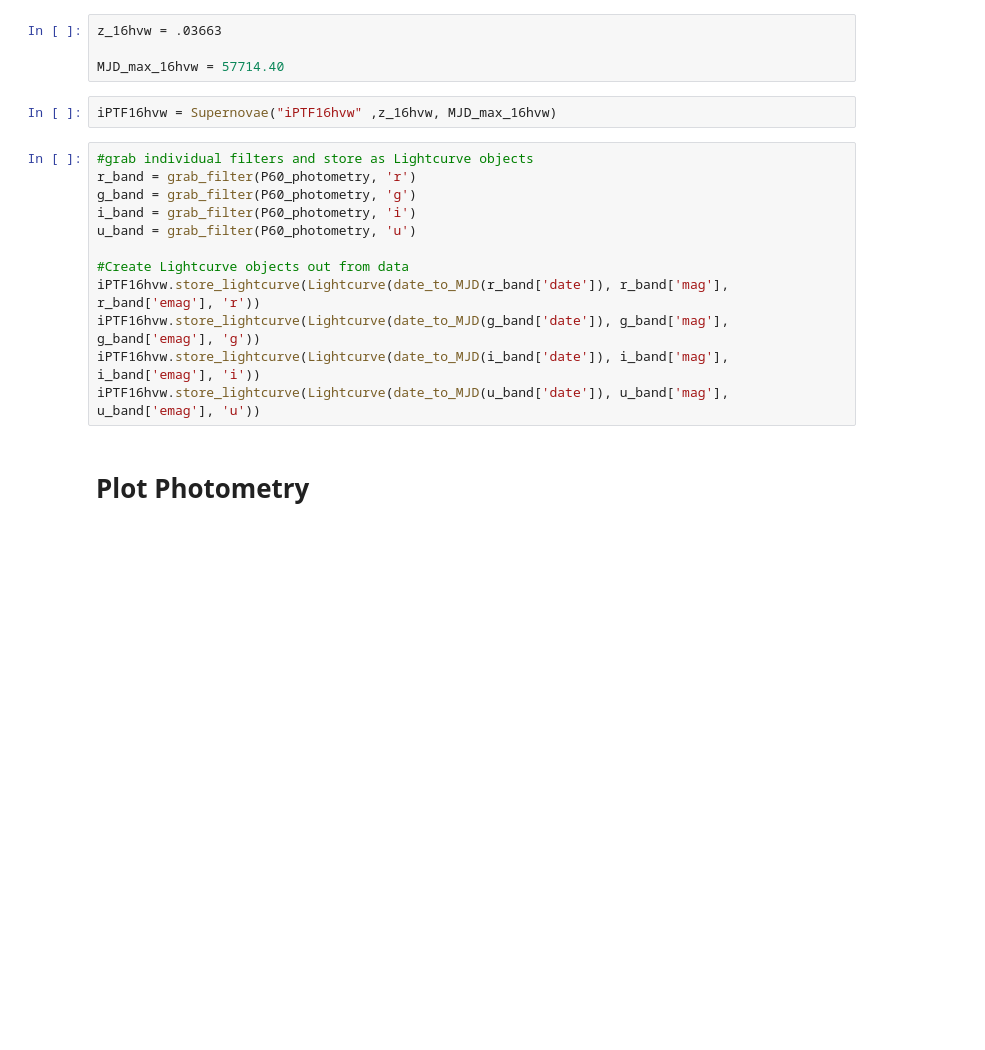
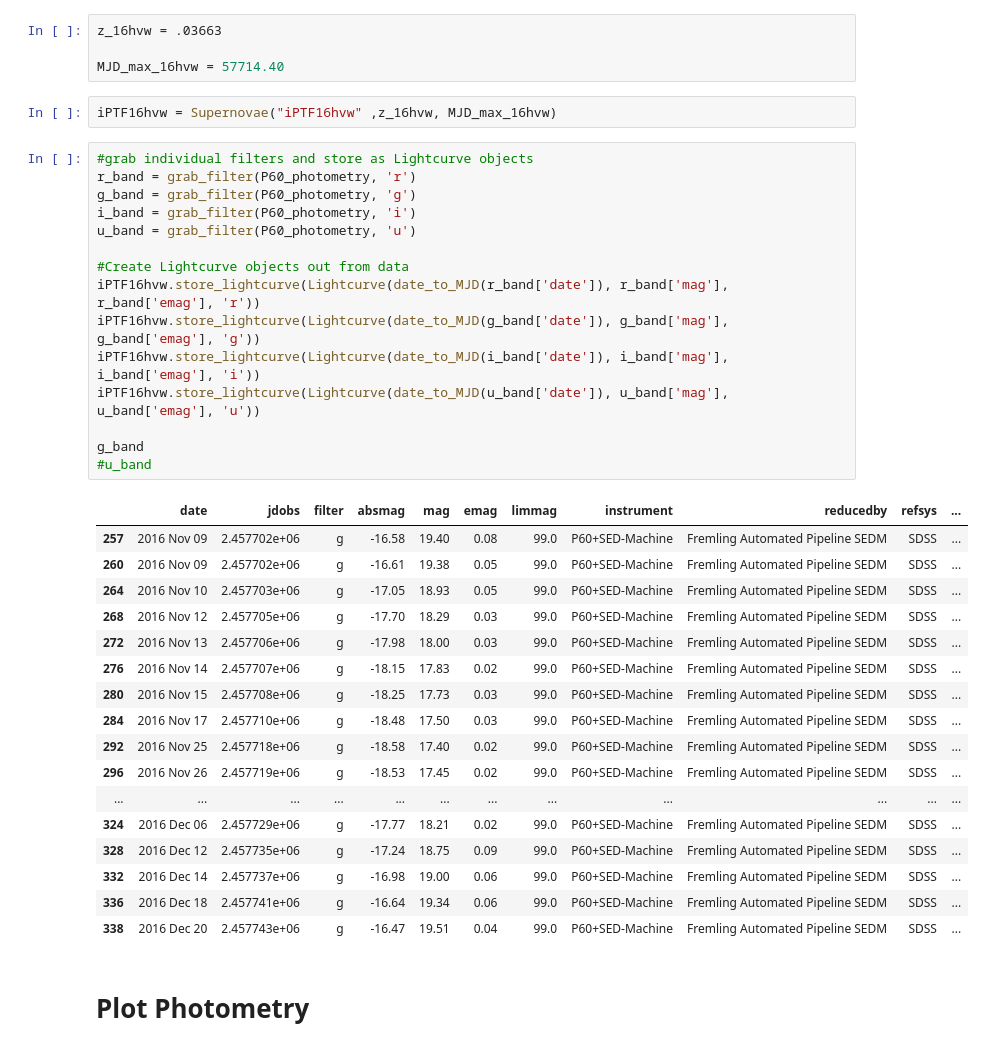
Before and after one commit to adamamiller/iptf16hvw-1, a Jupyter notebook: Photometric Analysis - iPTF16hvw.ipynb, the cells around one changed output. Drawn from its saved outputs; the diff is of its cells as text; blank space fills up the shorter version.

```diff
--- a/Photometric Analysis - iPTF16hvw.ipynb
+++ b/Photometric Analysis - iPTF16hvw.ipynb
@@ -46,15 +46,36 @@ iPTF16hvw = Supernovae("iPTF16hvw" ,z_16hvw, MJD_max_16hvw)
 # %%
 #grab individual filters and store as Lightcurve objects
 r_band = grab_filter(P60_photometry, 'r')
 g_band = grab_filter(P60_photometry, 'g')
 i_band = grab_filter(P60_photometry, 'i')
 u_band = grab_filter(P60_photometry, 'u')
 
 #Create Lightcurve objects out from data
 iPTF16hvw.store_lightcurve(Lightcurve(date_to_MJD(r_band['date']), r_band['mag'], r_band['emag'], 'r'))
 iPTF16hvw.store_lightcurve(Lightcurve(date_to_MJD(g_band['date']), g_band['mag'], g_band['emag'], 'g'))
 iPTF16hvw.store_lightcurve(Lightcurve(date_to_MJD(i_band['date']), i_band['mag'], i_band['emag'], 'i'))
 iPTF16hvw.store_lightcurve(Lightcurve(date_to_MJD(u_band['date']), u_band['mag'], u_band['emag'], 'u'))
+
+g_band
+#u_band
+# %% [output]
+|  | date | jdobs | filter | absmag | mag | emag | limmag | instrument | reducedby | refsys | ... |
+| 257 | 2016 Nov 09 | 2.457702e+06 | g | -16.58 | 19.40 | 0.08 | 99.0 | P60+SED-Machine | Fremling Automated Pipeline SEDM | SDSS | ... |
+| 260 | 2016 Nov 09 | 2.457702e+06 | g | -16.61 | 19.38 | 0.05 | 99.0 | P60+SED-Machine | Fremling Automated Pipeline SEDM | SDSS | ... |
+| 264 | 2016 Nov 10 | 2.457703e+06 | g | -17.05 | 18.93 | 0.05 | 99.0 | P60+SED-Machine | Fremling Automated Pipeline SEDM | SDSS | ... |
+| 268 | 2016 Nov 12 | 2.457705e+06 | g | -17.70 | 18.29 | 0.03 | 99.0 | P60+SED-Machine | Fremling Automated Pipeline SEDM | SDSS | ... |
+| 272 | 2016 Nov 13 | 2.457706e+06 | g | -17.98 | 18.00 | 0.03 | 99.0 | P60+SED-Machine | Fremling Automated Pipeline SEDM | SDSS | ... |
+| 276 | 2016 Nov 14 | 2.457707e+06 | g | -18.15 | 17.83 | 0.02 | 99.0 | P60+SED-Machine | Fremling Automated Pipeline SEDM | SDSS | ... |
+| 280 | 2016 Nov 15 | 2.457708e+06 | g | -18.25 | 17.73 | 0.03 | 99.0 | P60+SED-Machine | Fremling Automated Pipeline SEDM | SDSS | ... |
+| 284 | 2016 Nov 17 | 2.457710e+06 | g | -18.48 | 17.50 | 0.03 | 99.0 | P60+SED-Machine | Fremling Automated Pipeline SEDM | SDSS | ... |
+| 292 | 2016 Nov 25 | 2.457718e+06 | g | -18.58 | 17.40 | 0.02 | 99.0 | P60+SED-Machine | Fremling Automated Pipeline SEDM | SDSS | ... |
+| 296 | 2016 Nov 26 | 2.457719e+06 | g | -18.53 | 17.45 | 0.02 | 99.0 | P60+SED-Machine | Fremling Automated Pipeline SEDM | SDSS | ... |
+| ... | ... | ... | ... | ... | ... | ... | ... | ... | ... | ... | ... |
+| 324 | 2016 Dec 06 | 2.457729e+06 | g | -17.77 | 18.21 | 0.02 | 99.0 | P60+SED-Machine | Fremling Automated Pipeline SEDM | SDSS | ... |
+| 328 | 2016 Dec 12 | 2.457735e+06 | g | -17.24 | 18.75 | 0.09 | 99.0 | P60+SED-Machine | Fremling Automated Pipeline SEDM | SDSS | ... |
+| 332 | 2016 Dec 14 | 2.457737e+06 | g | -16.98 | 19.00 | 0.06 | 99.0 | P60+SED-Machine | Fremling Automated Pipeline SEDM | SDSS | ... |
+| 336 | 2016 Dec 18 | 2.457741e+06 | g | -16.64 | 19.34 | 0.06 | 99.0 | P60+SED-Machine | Fremling Automated Pipeline SEDM | SDSS | ... |
+| 338 | 2016 Dec 20 | 2.457743e+06 | g | -16.47 | 19.51 | 0.04 | 99.0 | P60+SED-Machine | Fremling Automated Pipeline SEDM | SDSS | ... |
 # %% [markdown]
 # Plot Photometry
 # %%
```
Also changed, not shown: parts of 4 cells of this notebook.
